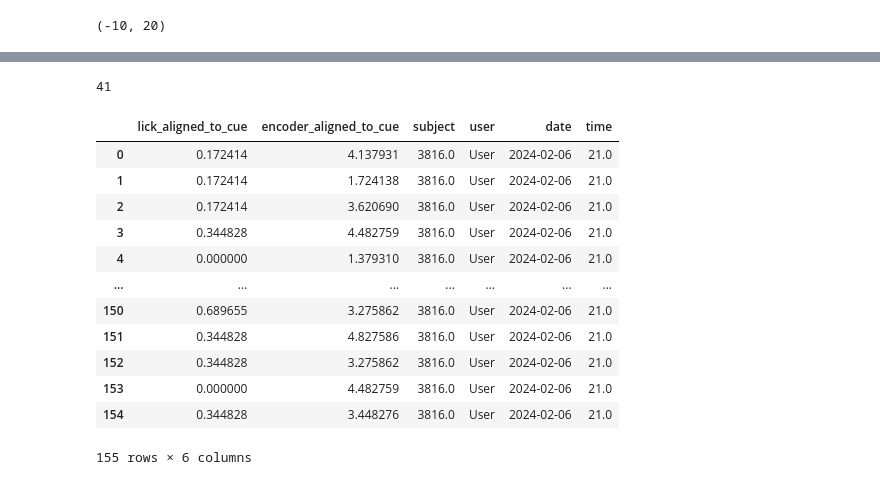
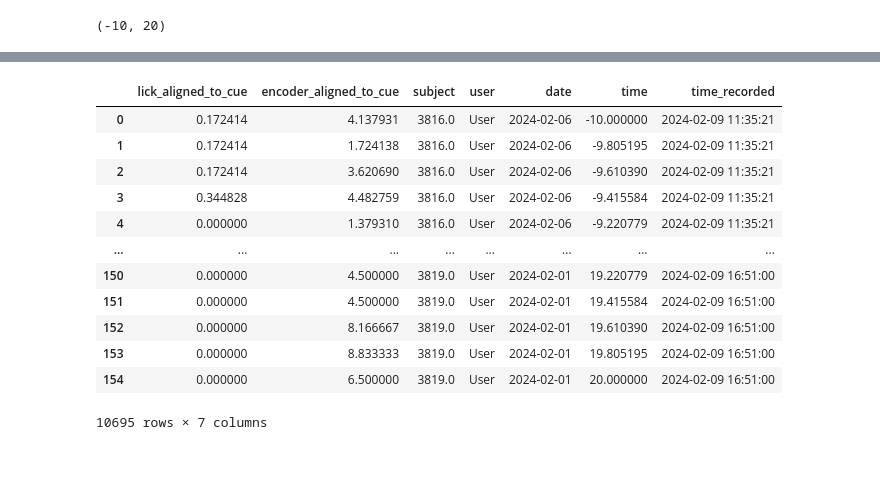
Before and after one commit to Mschaid/ENIGMA, a Jupyter notebook: notebooks/development/pav_dev.ipynb, the cells around one changed output, grey strips where cells are left out. Drawn from its saved outputs; the diff is of its cells as text; code cells hidden in the pictures.

```diff
--- a/notebooks/development/pav_dev.ipynb
+++ b/notebooks/development/pav_dev.ipynb
@@ -43,21 +65,16 @@ df = pd.read_parquet('/Volumes/fsmresfiles/Basic_Sciences/Phys/Lerner_Lab_tnl263
 # %%
-df.time.nunique()
+df
 # %% [output]
+|  | lick_aligned_to_cue | encoder_aligned_to_cue | subject | user | date | time | time_recorded |
+| 0 | 0.172414 | 4.137931 | 3816.0 | User | 2024-02-06 | -10.000000 | 2024-02-09 11:35:21 |
+| 1 | 0.172414 | 1.724138 | 3816.0 | User | 2024-02-06 | -9.805195 | 2024-02-09 11:35:21 |
+| 2 | 0.172414 | 3.620690 | 3816.0 | User | 2024-02-06 | -9.610390 | 2024-02-09 11:35:21 |
+| 3 | 0.344828 | 4.482759 | 3816.0 | User | 2024-02-06 | -9.415584 | 2024-02-09 11:35:21 |
+| 4 | 0.000000 | 1.379310 | 3816.0 | User | 2024-02-06 | -9.220779 | 2024-02-09 11:35:21 |
+| ... | ... | ... | ... | ... | ... | ... | ... |
+| 150 | 0.000000 | 4.500000 | 3819.0 | User | 2024-02-01 | 19.220779 | 2024-02-09 16:51:00 |
+| 151 | 0.000000 | 4.500000 | 3819.0 | User | 2024-02-01 | 19.415584 | 2024-02-09 16:51:00 |
+| 152 | 0.000000 | 8.166667 | 3819.0 | User | 2024-02-01 | 19.610390 | 2024-02-09 16:51:00 |
+| 153 | 0.000000 | 8.833333 | 3819.0 | User | 2024-02-01 | 19.805195 | 2024-02-09 16:51:00 |
+| 154 | 0.000000 | 6.500000 | 3819.0 | User | 2024-02-01 | 20.000000 | 2024-02-09 16:51:00 |
-41
+10695 rows × 7 columns
-# %%
-test_df = df.reset_index(drop = True).query("subject == 3816 & date == '2024-02-06'")
-test_df
-# %% [output]
-|  | lick_aligned_to_cue | encoder_aligned_to_cue | subject | user | date | time |
-| 0 | 0.172414 | 4.137931 | 3816.0 | User | 2024-02-06 | 21.0 |
-| 1 | 0.172414 | 1.724138 | 3816.0 | User | 2024-02-06 | 21.0 |
-| 2 | 0.172414 | 3.620690 | 3816.0 | User | 2024-02-06 | 21.0 |
-| 3 | 0.344828 | 4.482759 | 3816.0 | User | 2024-02-06 | 21.0 |
-| 4 | 0.000000 | 1.379310 | 3816.0 | User | 2024-02-06 | 21.0 |
-| ... | ... | ... | ... | ... | ... | ... |
-| 150 | 0.689655 | 3.275862 | 3816.0 | User | 2024-02-06 | 21.0 |
-| 151 | 0.344828 | 4.827586 | 3816.0 | User | 2024-02-06 | 21.0 |
-| 152 | 0.344828 | 3.275862 | 3816.0 | User | 2024-02-06 | 21.0 |
-| 153 | 0.000000 | 4.482759 | 3816.0 | User | 2024-02-06 | 21.0 |
-| 154 | 0.344828 | 3.448276 | 3816.0 | User | 2024-02-06 | 21.0 |
-155 rows × 6 columns
```
Also changed, not shown: parts of 8 cells of this notebook, 6 other files.
